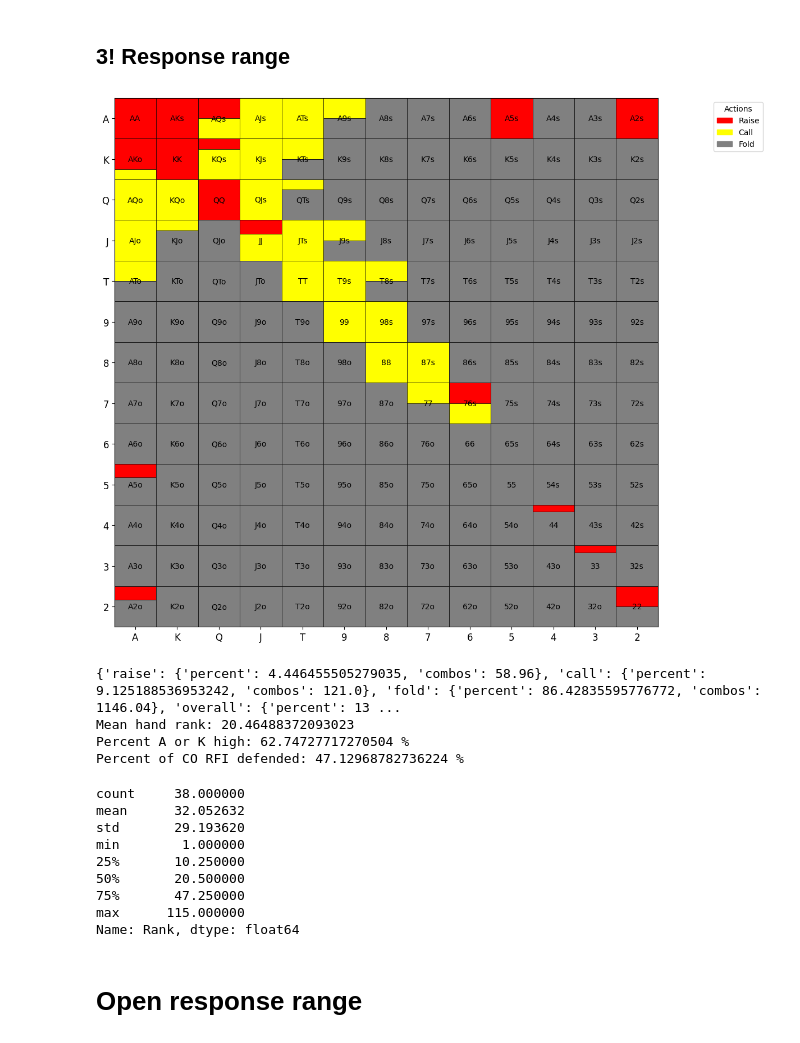
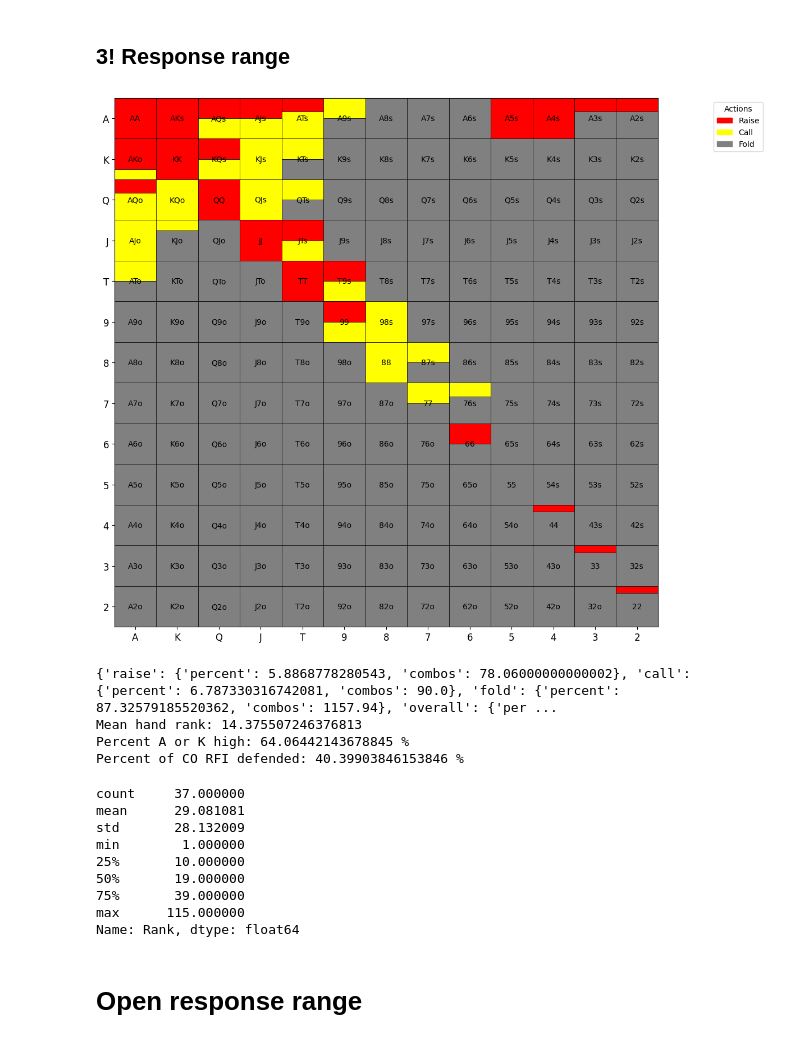
Before and after one commit to KunaalAgarwal/poker_analysis, a Jupyter notebook: src/co_ranges.ipynb, the cells around one changed output. Cells and saved outputs as stored; diff of their text form; code cells hidden in the pictures.

```diff
--- a/src/co_ranges.ipynb
+++ b/src/co_ranges.ipynb
@@ -134,49 +134,49 @@ Name: Rank, dtype: float64
 # %% [markdown]
 ## 3! Response range
 # %%
-response_3bet_range = {
+response_3bet_range = { # Assuming btn 3bet here
     # Pairs
     "AA": {"raise": 1.0, "call": 0.0},
     "KK": {"raise": 1.0, "call": 0.0},
     "QQ": {"raise": 1.0, "call": 0.0},
-    "JJ": {"raise": 1/3, "call": 2/3},
-    "TT": {"raise": 0.0, "call": 1.0},
+    "JJ": {"raise": 1.0, "call": 0.0},
+    "TT": {"raise": 1.0, "call": 0.0},
 
-    "99": {"raise": 0.0, "call": 1.0},
+    "99": {"raise": 0.5, "call": 0.5},
     "88": {"raise": 0.0, "call": 1.0},
     "77": {"raise": 0.0, "call": 0.5},
-    "66": {"raise": 0.0, "call": 0.0},
+    "66": {"raise": 0.5, "call": 0.0},
     "55": {"raise": 0.0, "call": 0.0},
     # 4bet bluff (unblocks AK, AQ, AJ, KQ, etc.), while ahead of those hands and can put high pressure on middling pairs
     "44": {"raise": 0.17, "call": 0.0},
     "33": {"raise": 0.17, "call": 0.0},
-    "22": {"raise": 0.5, "call": 0.0},
+    "22": {"raise": 0.17, "call": 0.0},
 
     "AKs": {"raise": 1.0, "call": 0.0},
     "AQs": {"raise": 0.5, "call": 0.5},
-    "AJs": {"raise": 0.0, "call": 1.0},
-    "ATs": {"raise": 0.0, "call": 1.0},
+    "AJs": {"raise": 0.5, "call": 0.5},
+    "ATs": {"raise": 1/3, "call": 2/3},
     "A9s": {"raise": 0.0, "call": 0.5},
     "A8s": {"raise": 0.0, "call": 0.0},
     "A7s": {"raise": 0.0, "call": 0.0},
     "A6s": {"raise": 0.0, "call": 0.0},
-    "A5s": {"raise": 1.0, "call": 0.0}, # 4bet bluff
-    "A4s": {"raise": 0.0, "call": 0.0},
-    "A3s": {"raise": 0.0, "call": 0.0},
-    "A2s": {"raise": 1.0, "call": 0.0}, # 4bet bluff
+    # 4bet bluffs
+    "A5s": {"raise": 1.0, "call": 0.0},
+    "A4s": {"raise": 1.0, "call": 0.0},
+    "A3s": {"raise": 1/3, "call": 0.0},
+    "A2s": {"raise": 1/3, "call": 0.0},
 
-    "AKo": {"raise": .75, "call": 0.25},
-    "AQo": {"raise": 0.0, "call": 1.0},
+    "AKo": {"raise": 0.75, "call": 0.25},
+    "AQo": {"raise": 1/3, "call": 2/3},
     "AJo": {"raise": 0.0, "call": 1.0},
     "ATo": {"raise": 0.0, "call": 0.5},
     "A9o": {"raise": 0.0, "call": 0.0},
-
-    "A5o": {"raise": 0.33, "call": 0.0}, # come back to adjust bluff frequencies
+    "A5o": {"raise": 0.0, "call": 0.0},
     "A4o": {"raise": 0.0, "call": 0.0},
     "A3o": {"raise": 0.0, "call": 0.0},
-    "A2o": {"raise": 0.33, "call": 0.0},
+    "A2o": {"raise": 0.0, "call": 0.0},
 
-    "KQs": {"raise": 0.25, "call": 0.75},
+    "KQs": {"raise": 0.5, "call": 0.5},
     "KJs": {"raise": 0.0, "call": 1.0},
     "KTs": {"raise": 0.0, "call": 0.5},
     "K9s": {"raise": 0.0, "call": 0.0},
@@ -186,60 +186,60 @@ response_3bet_range = {
     "KTo": {"raise": 0.0, "call": 0.0},
 
     "QJs": {"raise": 0.0, "call": 1.0},
-    "QTs": {"raise": 0.0, "call": 0.25},
+    "QTs": {"raise": 0.0, "call": 0.5},
 
     "QJo": {"raise": 0.0, "call": 0.0},
     "QTo": {"raise": 0.0, "call": 0.0},
     "Q9o": {"raise": 0.0, "call": 0.0},
 
-    "JTs": {"raise": 0.0, "call": 1.0},
-    "J9s": {"raise": 0.0, "call": 0.5},
+    "JTs": {"raise": 0.5, "call": 0.5},
+    "J9s": {"raise": 0.0, "call": 0.0},
 
     "JTo": {"raise": 0.0, "call": 0.0},
     "J9o": {"raise": 0.0, "call": 0.0},
 
-    "T9s": {"raise": 0.0, "call": 1.0},
-    "T8s": {"raise": 0.0, "call": 0.5},
+    "T9s": {"raise": 0.5, "call": 0.5},
+    "T8s": {"raise": 0.0, "call": 0.0},
 
     "98s": {"raise": 0.0, "call": 1.0},
     "97s": {"raise": 0.0, "call": 0.0},
 
-    "87s": {"raise": 0.0, "call": 1.0},
+    "87s": {"raise": 0.0, "call": 0.5},
     "86s": {"raise": 0.0, "call": 0.0},
 
-    "76s": {"raise": 0.5, "call": 0.5},
+    "76s": {"raise": 0.0, "call": 1/3},
     "75s": {"raise": 0.0, "call": 0.0},
 
     "65s": {"raise": 0.0, "call": 0.0},
 }
 # Visualize the range
 response_3bet = range_construction.generate_range(response_3bet_range, '../ranges/co_ranges/co_3!response.png')
 response_3bet_distribution = range_construction.range_hand_distribution(response_3bet_range)
 response_3bet_percent_by_actions = range_construction.range_percent_by_all_actions(response_3bet_range)
 response_3bet_mean_hand_rank = range_construction.average_range_rank(response_3bet_range)
 
 defended_rfi = 100*response_3bet_percent_by_actions['overall']['combos'] / rfi_percent_by_actions['overall']['combos']
 
 print(response_3bet_percent_by_actions)
 print(f'Mean hand rank: {response_3bet_mean_hand_rank}')
 print(f'Percent A or K high: {range_construction.percent_range_high_card(response_3bet_range)} %')
 print(f'Percent of CO RFI defended: {defended_rfi} %')
 
 response_3bet_distribution[1].to_csv('../ranges/co_ranges/co_3bet_response_distribution.csv')
 response_3bet_distribution[0]
 # %% [output]
-[figure, old version]
+[figure, new version]
-{'raise': {'percent': 4.446455505279035, 'combos': 58.96}, 'call': {'percent': 9.125188536953242, 'combos': 121.0}, 'fold': {'percent': 86.42835595776772, 'combos': 1146.04}, 'overall': {'percent': 13 ...
-Mean hand rank: 20.46488372093023
-Percent A or K high: 62.74727717270504 %
-Percent of CO RFI defended: 47.12968782736224 %
+{'raise': {'percent': 5.8868778280543, 'combos': 78.06000000000002}, 'call': {'percent': 6.787330316742081, 'combos': 90.0}, 'fold': {'percent': 87.32579185520362, 'combos': 1157.94}, 'overall': {'per ...
+Mean hand rank: 14.375507246376813
+Percent A or K high: 64.06442143678845 %
+Percent of CO RFI defended: 40.39903846153846 %
-count     38.000000
-mean      32.052632
-std       29.193620
+count     37.000000
+mean      29.081081
+std       28.132009
 min        1.000000
-25%       10.250000
-50%       20.500000
-75%       47.250000
+25%       10.000000
+50%       19.000000
+75%       39.000000
 max      115.000000
 Name: Rank, dtype: float64
 # %% [markdown]
```
Also changed, not shown: parts of 5 cells of this notebook, 8 other files.
